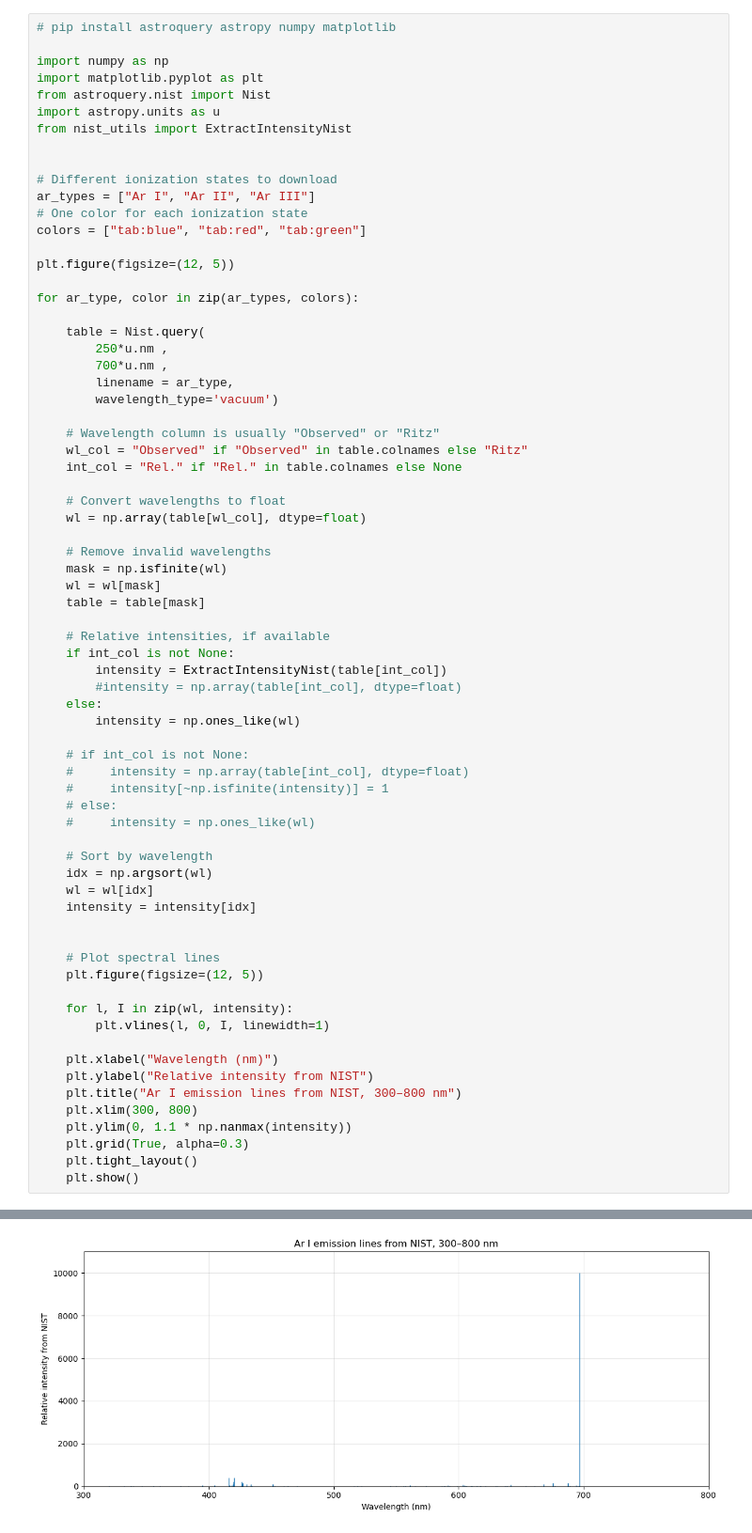
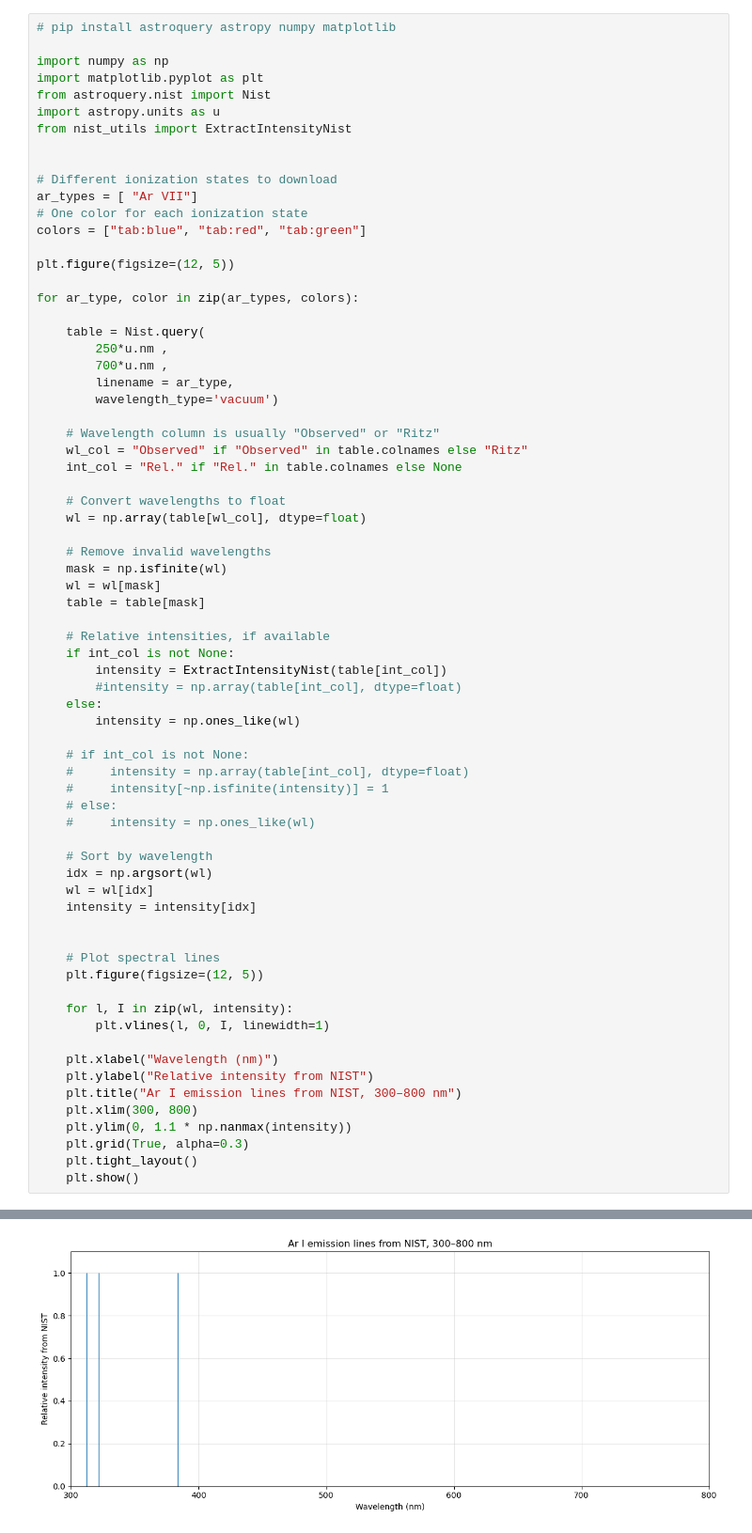
Before and after one commit to maimounabocoum/UCLA-code, a Jupyter notebook: SpectrumAr.ipynb, the cells around one changed output, grey strips where cells are left out. Shown at 94% size. Drawn from its saved outputs; the diff is of its cells as text.

```diff
--- a/SpectrumAr.ipynb
+++ b/SpectrumAr.ipynb
@@ -9,7 +9,7 @@ from nist_utils import ExtractIntensityNist
 
 
 # Different ionization states to download
-ar_types = ["Ar I", "Ar II", "Ar III"]
+ar_types = [ "Ar VII"]
 # One color for each ionization state
 colors = ["tab:blue", "tab:red", "tab:green"]
 
@@ -43,31 +43,31 @@ for ar_type, color in zip(ar_types, colors):
         intensity = np.ones_like(wl)
 
     # if int_col is not None:
     #     intensity = np.array(table[int_col], dtype=float)
     #     intensity[~np.isfinite(intensity)] = 1
     # else:
     #     intensity = np.ones_like(wl)
 
     # Sort by wavelength
     idx = np.argsort(wl)
     wl = wl[idx]
     intensity = intensity[idx]
 
 
     # Plot spectral lines
     plt.figure(figsize=(12, 5))
 
     for l, I in zip(wl, intensity):
         plt.vlines(l, 0, I, linewidth=1)
 
     plt.xlabel("Wavelength (nm)")
     plt.ylabel("Relative intensity from NIST")
     plt.title("Ar I emission lines from NIST, 300–800 nm")
     plt.xlim(300, 800)
     plt.ylim(0, 1.1 * np.nanmax(intensity))
     plt.grid(True, alpha=0.3)
     plt.tight_layout()
     plt.show()
 # %% [output]
 <Figure size 1200x500 with 0 Axes>
-[figure, old version]
+[figure, new version]
```
Also changed, not shown: parts of 2 cells of this notebook.
